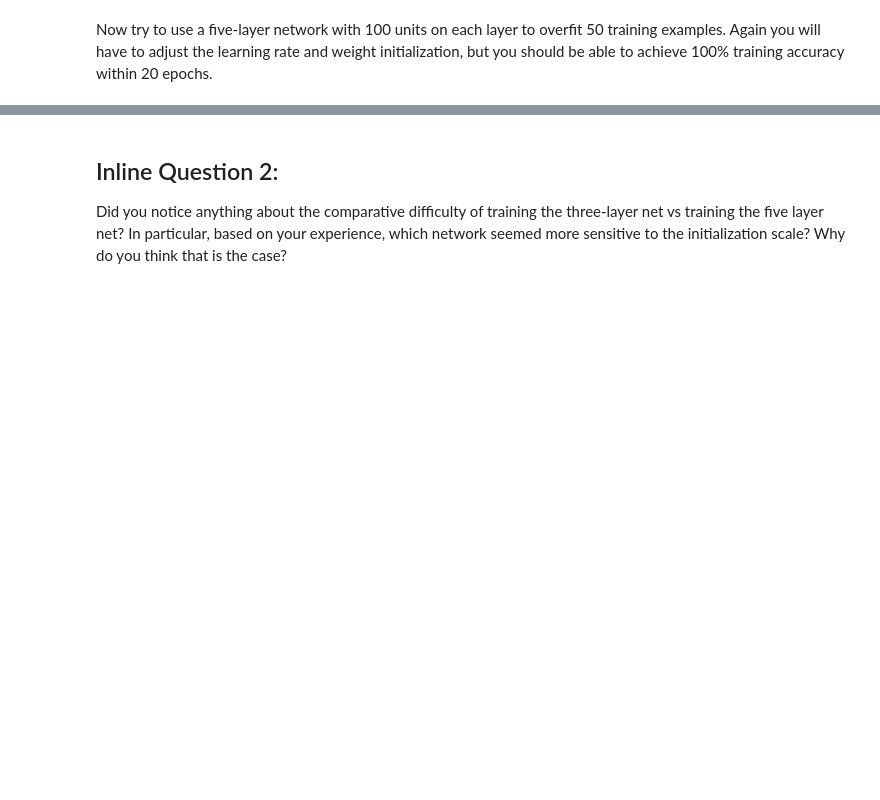
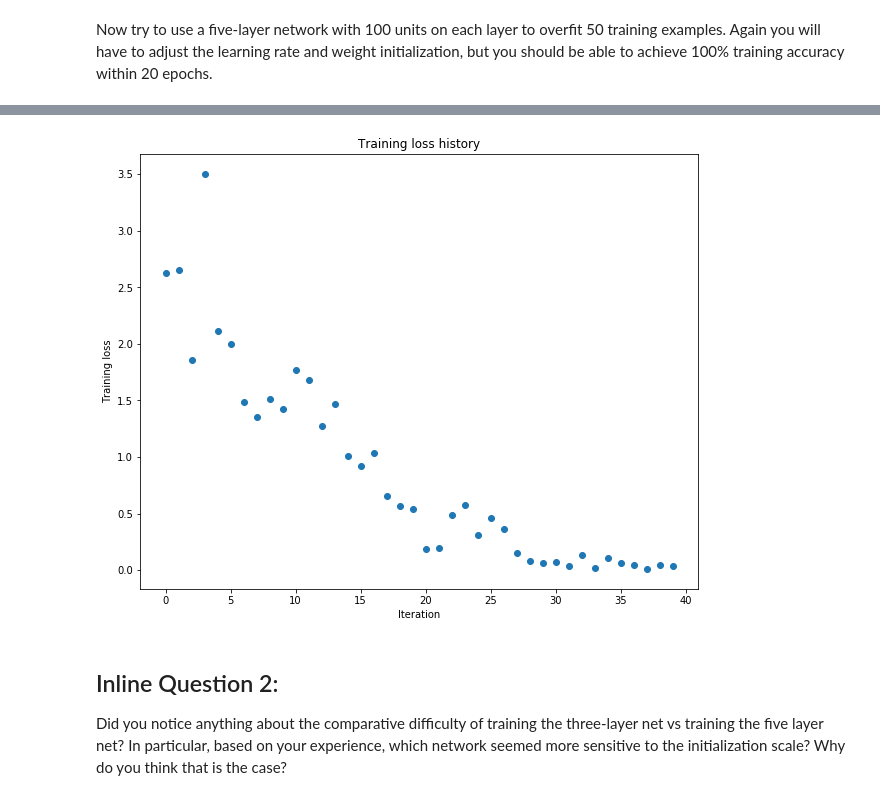
Before and after one commit to bavaria95/cs231n, a Jupyter notebook: assignment2/FullyConnectedNets.ipynb, the cells around one changed output, grey strips where cells are left out. Drawn from its saved outputs; the diff is of its cells as text; code cells hidden in the pictures; blank space fills up the shorter version.

```diff
--- a/assignment2/FullyConnectedNets.ipynb
+++ b/assignment2/FullyConnectedNets.ipynb
@@ -463,8 +501,10 @@ small_data = {
   'y_val': data['y_val'],
 }
 
-learning_rate = 2e-3
-weight_scale = 1e-5
+# learning_rate = 2e-3
+# weight_scale = 1e-5
+learning_rate = 4e-2
+weight_scale = 4e-2
 model = FullyConnectedNet([100, 100, 100, 100],
                 weight_scale=weight_scale, dtype=np.float64)
 solver = Solver(model, small_data,
@@ -481,3 +521,4 @@ plt.title('Training loss history')
 plt.xlabel('Iteration')
 plt.ylabel('Training loss')
 plt.show()
+# %% [output]
@@ -484,3 +542,4 @@ plt.show()
+[figure, added]
 # %% [markdown]
 ## Inline Question 2:
 Did you notice anything about the comparative difficulty of training the three-layer net vs training the five layer net? In particular, based on your experience, which network seemed more sensitive to the initialization scale? Why do you think that is the case?
```
Also changed, not shown: parts of 5 cells of this notebook, 1 other file.
